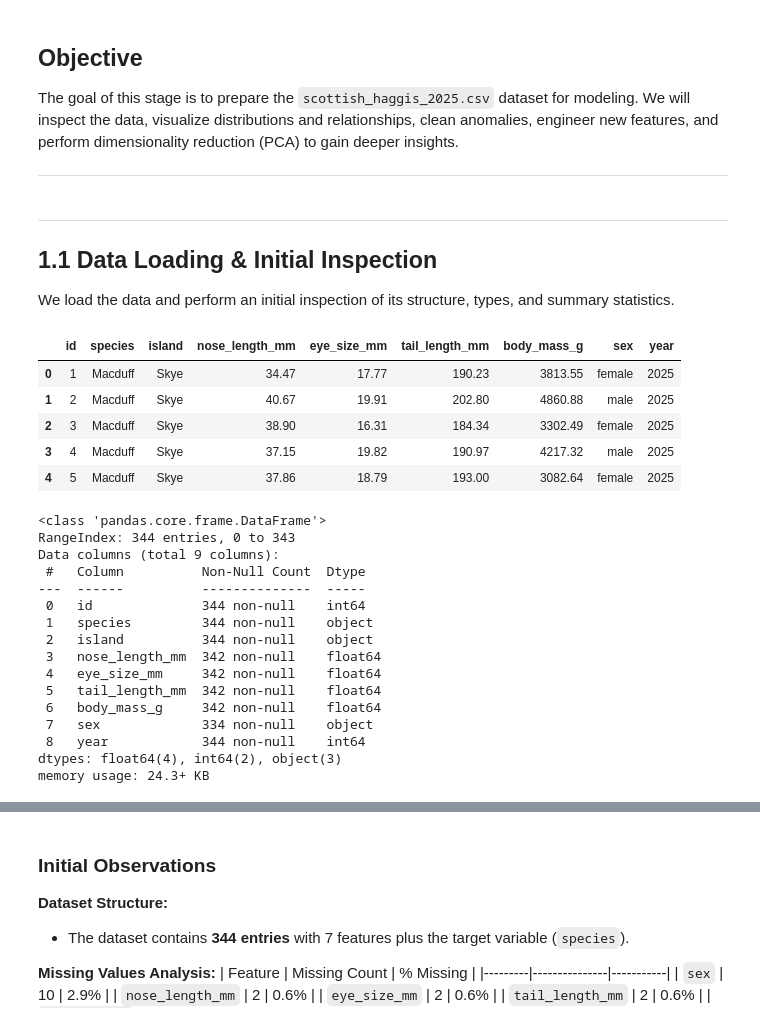
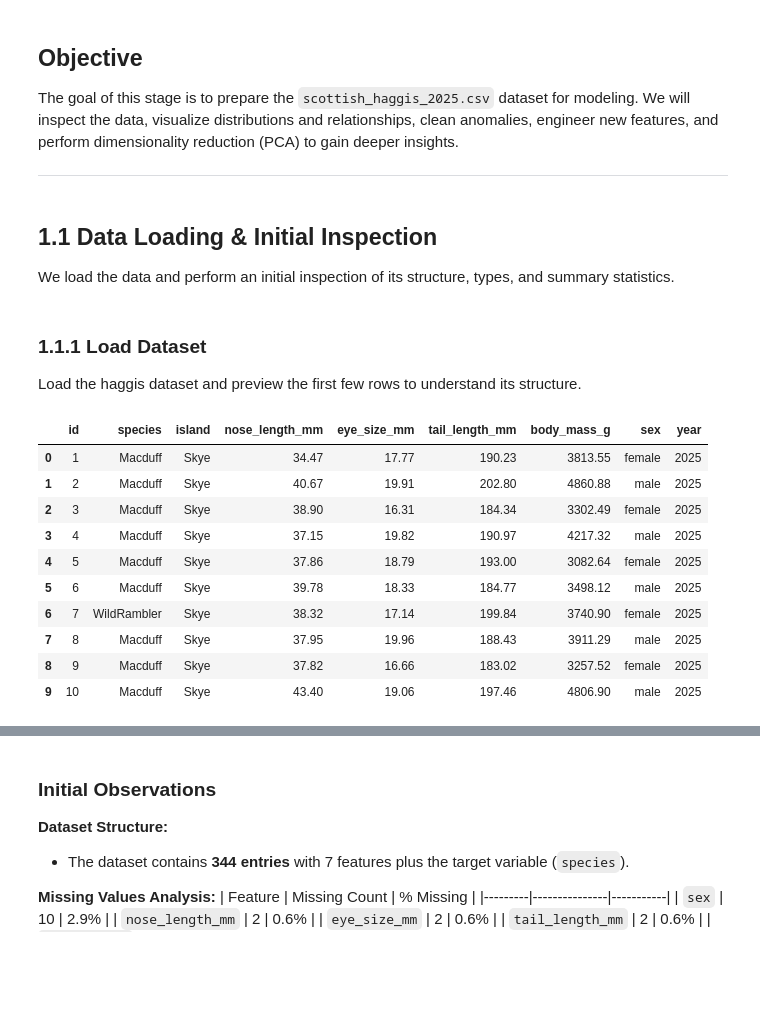
Before and after one commit to AhmedIkram05/haggis-predictive-modeling, a Jupyter notebook: ahmed-ikram.ipynb, the cells around one changed output, grey strips where cells are left out. Cells and saved outputs as stored; diff of their text form; code cells hidden in the pictures; blank space fills up the shorter version.

```diff
--- a/ahmed-ikram.ipynb
+++ b/ahmed-ikram.ipynb
@@ -25,46 +21,26 @@ from sklearn.pipeline import Pipeline
 sns.set(style='whitegrid')
 plt.rcParams['figure.figsize'] = (12, 6)
 # %% [markdown]
-___
 ## 1.1 Data Loading & Initial Inspection
 
 We load the data and perform an initial inspection of its structure, types, and summary statistics.
+# %% [markdown]
+### 1.1.1 Load Dataset
+Load the haggis dataset and preview the first few rows to understand its structure.
 # %%
-# ============================================================
-# 1.1.1 LOAD DATASET
-# ============================================================
-
 df = pd.read_csv('scottish_haggis_2025.csv')
 
-# Display first few rows
-display(df.head())
+# Display first 10 rows
+display(df.head(10))
 # %% [output]
 |  | id | species | island | nose_length_mm | eye_size_mm | tail_length_mm | body_mass_g | sex | year |
 | 0 | 1 | Macduff | Skye | 34.47 | 17.77 | 190.23 | 3813.55 | female | 2025 |
 | 1 | 2 | Macduff | Skye | 40.67 | 19.91 | 202.80 | 4860.88 | male | 2025 |
 | 2 | 3 | Macduff | Skye | 38.90 | 16.31 | 184.34 | 3302.49 | female | 2025 |
 | 3 | 4 | Macduff | Skye | 37.15 | 19.82 | 190.97 | 4217.32 | male | 2025 |
 | 4 | 5 | Macduff | Skye | 37.86 | 18.79 | 193.00 | 3082.64 | female | 2025 |
+| 5 | 6 | Macduff | Skye | 39.78 | 18.33 | 184.77 | 3498.12 | male | 2025 |
+| 6 | 7 | WildRambler | Skye | 38.32 | 17.14 | 199.84 | 3740.90 | female | 2025 |
+| 7 | 8 | Macduff | Skye | 37.95 | 19.96 | 188.43 | 3911.29 | male | 2025 |
+| 8 | 9 | Macduff | Skye | 37.82 | 16.66 | 183.02 | 3257.52 | female | 2025 |
+| 9 | 10 | Macduff | Skye | 43.40 | 19.06 | 197.46 | 4806.90 | male | 2025 |
-# %%
-# ============================================================
-# 1.1.2 DATA TYPES AND STRUCTURE
-# ============================================================
-
-df.info()
-# %% [output]
-<class 'pandas.core.frame.DataFrame'>
-RangeIndex: 344 entries, 0 to 343
-Data columns (total 9 columns):
- #   Column          Non-Null Count  Dtype
----  ------          --------------  -----
- 0   id              344 non-null    int64
- 1   species         344 non-null    object
- 2   island          344 non-null    object
- 3   nose_length_mm  342 non-null    float64
- 4   eye_size_mm     342 non-null    float64
- 5   tail_length_mm  342 non-null    float64
- 6   body_mass_g     342 non-null    float64
- 7   sex             334 non-null    object
- 8   year            344 non-null    int64
-dtypes: float64(4), int64(2), object(3)
-memory usage: 24.3+ KB
```
Also changed, not shown: parts of 105 cells of this notebook.
